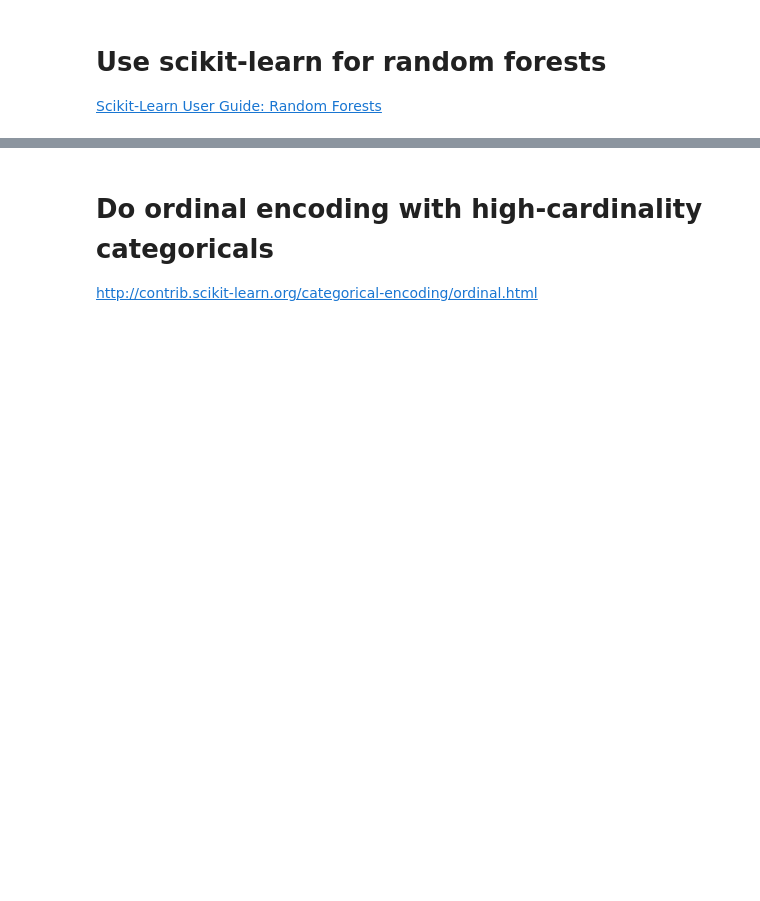
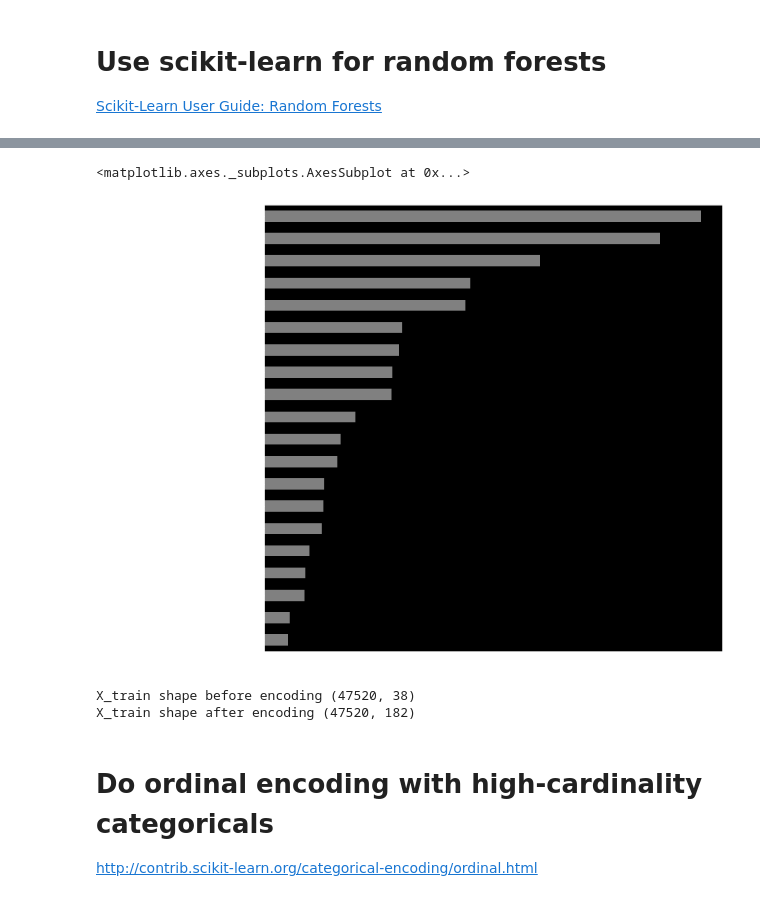
Before and after one commit to bloominstituteoftechnology/DS-Unit-2-Kaggle-Challenge, a Jupyter notebook: module2/lesson_kaggle_challenge_2.ipynb, the cells around one changed output, grey strips where cells are left out. Drawn from its saved outputs; the diff is of its cells as text; code cells hidden in the pictures; blank space fills up the shorter version.

```diff
--- a/module2/lesson_kaggle_challenge_2.ipynb
+++ b/module2/lesson_kaggle_challenge_2.ipynb
@@ -146,0 +145,21 @@ X_test = test[features]
+# %%
+# imports
+import category_encoders as ce
+from sklearn.impute import SimpleImputer
+from sklearn.ensemble import RandomForestClassifier
+from sklearn.pipeline import make_pipeline
+import matplotlib.pyplot as plt
+plt.style.use('dark_background')
+%matplotlib inline
+# %%
+# TODO
+
+pipeline = make_pipeline(
+    ce.OneHotEncoder(use_cat_names='True'),
+    SimpleImputer(strategy='median'),
+    RandomForestClassifier(n_estimators=2, random_state=42)
+)
+# %%
+%%time
+pipeline.fit(X_train, y_train)
+print('validation accuracy: ', pipeline.score(X_val,y_val))
@@ -146,0 +169,7 @@ X_test = test[features]
+# %%
+rf = pipeline.named_steps['randomforestclassifier']
+encoder = pipeline.named_steps['onehotencoder']
+encoded = encoder.transform(X_train)
+
+importances = pd.Series(rf.feature_importances_,encoded.columns)
+importances
@@ -147,3 +194,19 @@ X_test = test[features]
+# %%
+n = 20
+plt.figure(figsize=(10,10))
+importances.sort_values()[-n:].plot.barh(color='grey')
+# %% [output]
+<matplotlib.axes._subplots.AxesSubplot at 0x...>
+[figure, added]
+# %%
+print ('X_train shape before encoding', X_train.shape)
+
+encoder = pipeline.named_steps['onehotencoder']
+encoded = encoder.transform(X_train)
+print ('X_train shape after encoding', encoded.shape)
+# %% [output]
+X_train shape before encoding (47520, 38)
+X_train shape after encoding (47520, 182)
 # %% [markdown]
 # Do ordinal encoding with high-cardinality categoricals
 
```
Also changed, not shown: parts of 22 cells of this notebook.
